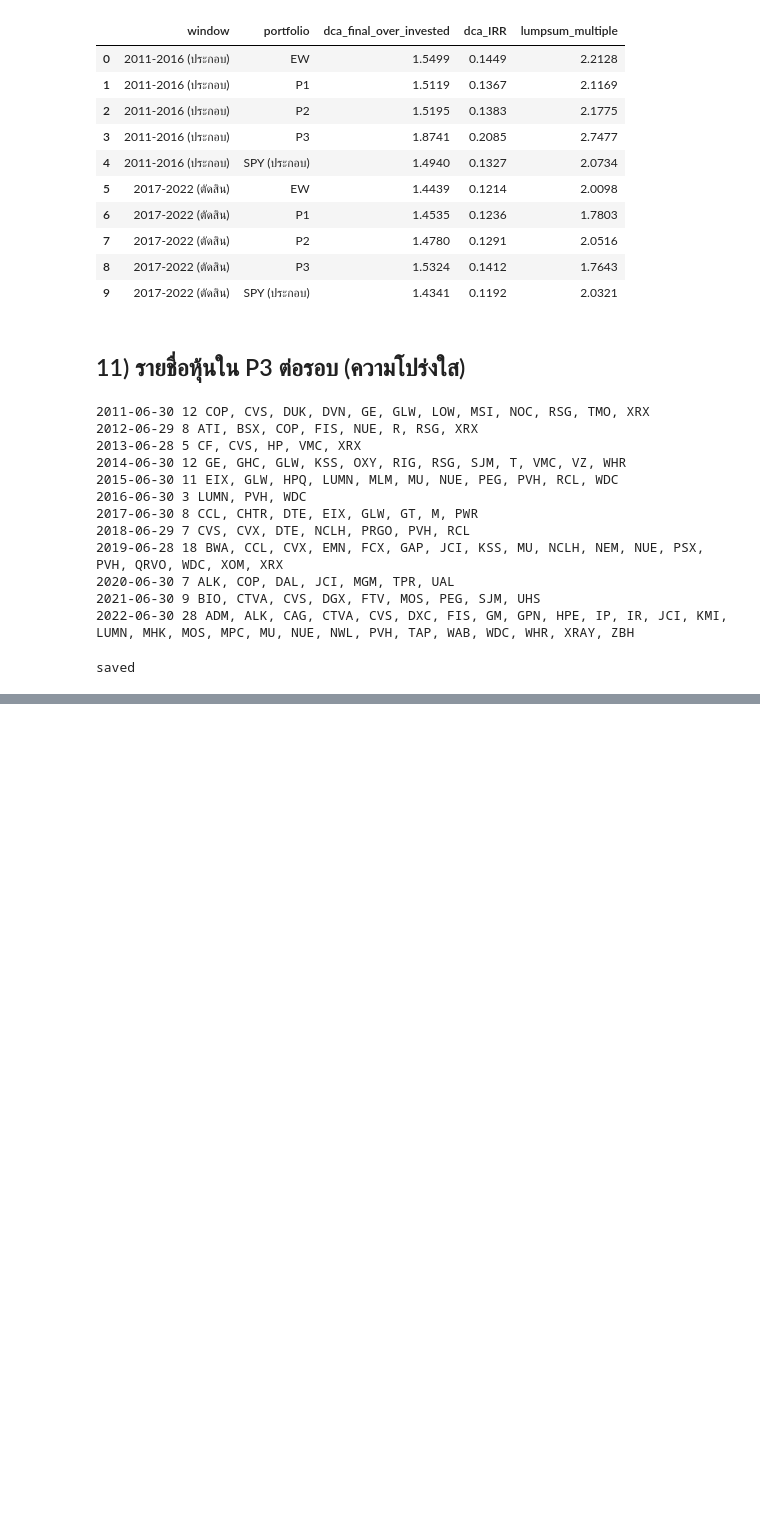
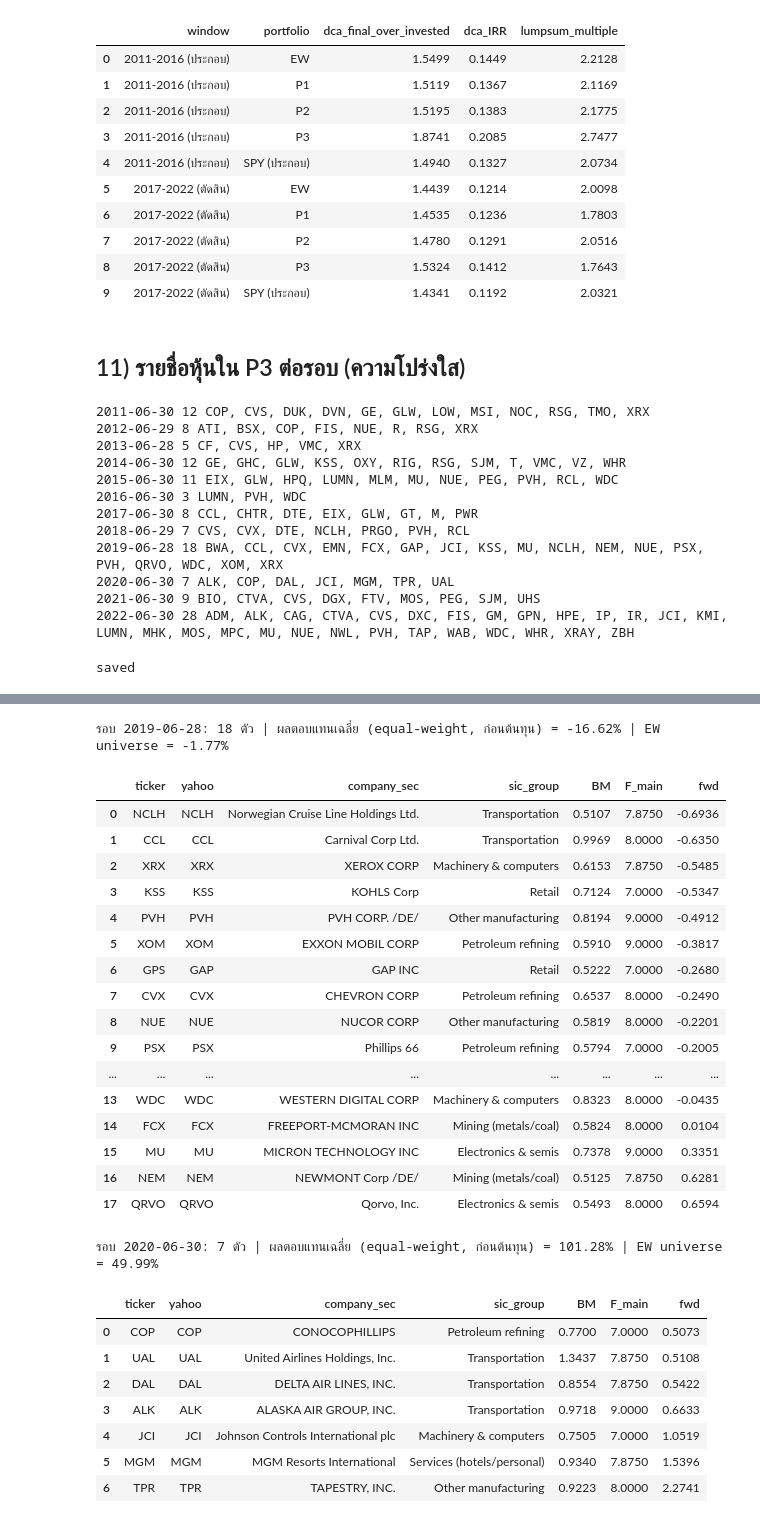
Before and after one commit to shitahito6677/SNP, a Jupyter notebook: model_A/notebooks/v1_baseline_piotroski.ipynb, the cells around one changed output, grey strips where cells are left out. Cells and saved outputs as stored; diff of their text form; code cells hidden in the pictures; blank space fills up the shorter version.

```diff
--- a/model_A/notebooks/v1_baseline_piotroski.ipynb
+++ b/model_A/notebooks/v1_baseline_piotroski.ipynb
@@ -442,0 +446,40 @@ saved
+# %%
+fw = res[("main", "P3")]["fwd"]
+info = scores[scores.elig_main].drop_duplicates(["R", "yahoo"])[["R", "yahoo", "ticker", "cik", "sic", "BM", "F_main"]]
+sec_name = rss.sort_values("filed").groupby("cik").name.last()
+ew_fwd = res[("main", "EW")]["fwd"].groupby("R").fwd.mean()
+for R in [pd.Timestamp("2019-06-28"), pd.Timestamp("2020-06-30")]:
+    x = fw[fw.R == R].merge(info, on=["R", "yahoo"], how="left")
+    x["sic_group"] = x.sic.map(audit.sic_group)
+    x["company_sec"] = x.cik.map(sec_name)
+    x = x.sort_values("fwd")
+    print(f"รอบ {R.date()}: {len(x)} ตัว | ผลตอบแทนเฉลี่ย (equal-weight, ก่อนต้นทุน) = {x.fwd.mean():.2%} | EW universe = {ew_fwd[R]:.2%}")
+    display(x[["ticker", "yahoo", "company_sec", "sic_group", "BM", "F_main", "fwd"]].reset_index(drop=True))
+# %% [output]
+รอบ 2019-06-28: 18 ตัว | ผลตอบแทนเฉลี่ย (equal-weight, ก่อนต้นทุน) = -16.62% | EW universe = -1.77%
+|  | ticker | yahoo | company_sec | sic_group | BM | F_main | fwd |
+| 0 | NCLH | NCLH | Norwegian Cruise Line Holdings Ltd. | Transportation | 0.5107 | 7.8750 | -0.6936 |
+| 1 | CCL | CCL | Carnival Corp Ltd. | Transportation | 0.9969 | 8.0000 | -0.6350 |
+| 2 | XRX | XRX | XEROX CORP | Machinery & computers | 0.6153 | 7.8750 | -0.5485 |
+| 3 | KSS | KSS | KOHLS Corp | Retail | 0.7124 | 7.0000 | -0.5347 |
+| 4 | PVH | PVH | PVH CORP. /DE/ | Other manufacturing | 0.8194 | 9.0000 | -0.4912 |
+| 5 | XOM | XOM | EXXON MOBIL CORP | Petroleum refining | 0.5910 | 9.0000 | -0.3817 |
+| 6 | GPS | GAP | GAP INC | Retail | 0.5222 | 7.0000 | -0.2680 |
+| 7 | CVX | CVX | CHEVRON CORP | Petroleum refining | 0.6537 | 8.0000 | -0.2490 |
+| 8 | NUE | NUE | NUCOR CORP | Other manufacturing | 0.5819 | 8.0000 | -0.2201 |
+| 9 | PSX | PSX | Phillips 66 | Petroleum refining | 0.5794 | 7.0000 | -0.2005 |
+| ... | ... | ... | ... | ... | ... | ... | ... |
+| 13 | WDC | WDC | WESTERN DIGITAL CORP | Machinery & computers | 0.8323 | 8.0000 | -0.0435 |
+| 14 | FCX | FCX | FREEPORT-MCMORAN INC | Mining (metals/coal) | 0.5824 | 8.0000 | 0.0104 |
+| 15 | MU | MU | MICRON TECHNOLOGY INC | Electronics & semis | 0.7378 | 9.0000 | 0.3351 |
+| 16 | NEM | NEM | NEWMONT Corp /DE/ | Mining (metals/coal) | 0.5125 | 7.8750 | 0.6281 |
+| 17 | QRVO | QRVO | Qorvo, Inc. | Electronics & semis | 0.5493 | 8.0000 | 0.6594 |
+รอบ 2020-06-30: 7 ตัว | ผลตอบแทนเฉลี่ย (equal-weight, ก่อนต้นทุน) = 101.28% | EW universe = 49.99%
+|  | ticker | yahoo | company_sec | sic_group | BM | F_main | fwd |
+| 0 | COP | COP | CONOCOPHILLIPS | Petroleum refining | 0.7700 | 7.0000 | 0.5073 |
+| 1 | UAL | UAL | United Airlines Holdings, Inc. | Transportation | 1.3437 | 7.8750 | 0.5108 |
+| 2 | DAL | DAL | DELTA AIR LINES, INC. | Transportation | 0.8554 | 7.8750 | 0.5422 |
+| 3 | ALK | ALK | ALASKA AIR GROUP, INC. | Transportation | 0.9718 | 9.0000 | 0.6633 |
+| 4 | JCI | JCI | Johnson Controls International plc | Machinery & computers | 0.7505 | 7.0000 | 1.0519 |
+| 5 | MGM | MGM | MGM Resorts International | Services (hotels/personal) | 0.9340 | 7.8750 | 1.5396 |
+| 6 | TPR | TPR | TAPESTRY, INC. | Other manufacturing | 0.9223 | 8.0000 | 2.2741 |
```
Also changed, not shown: parts of 4 cells of this notebook, 4 other files.
